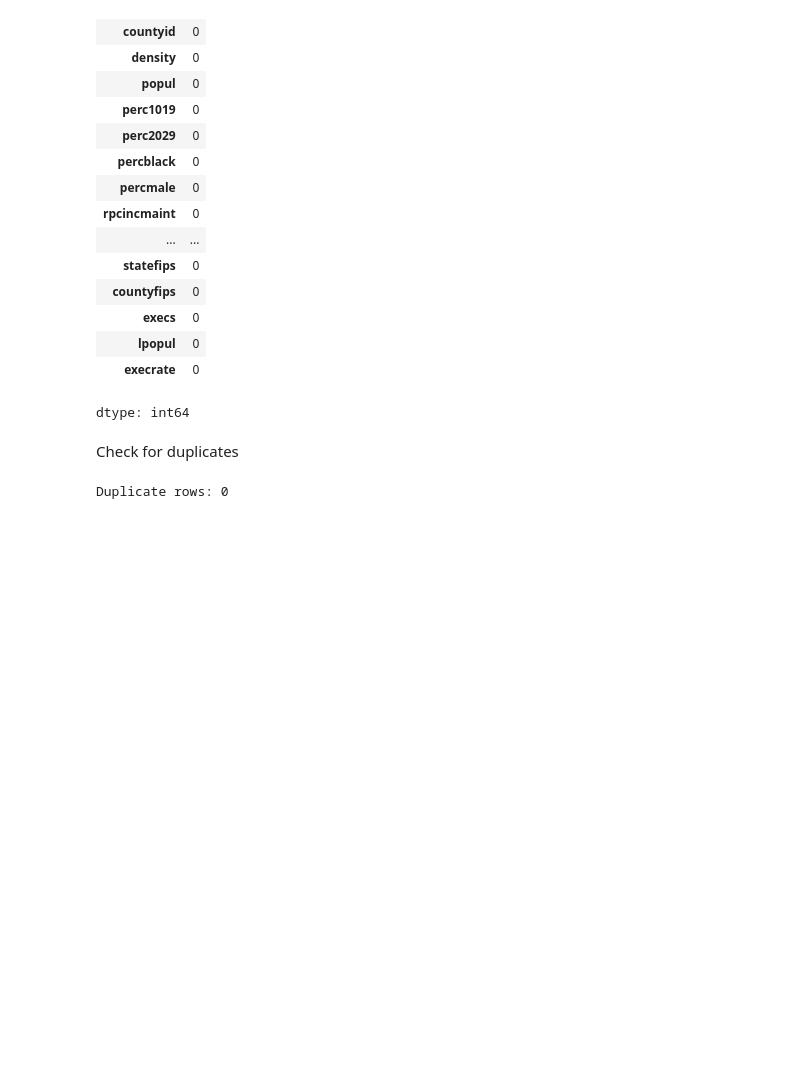
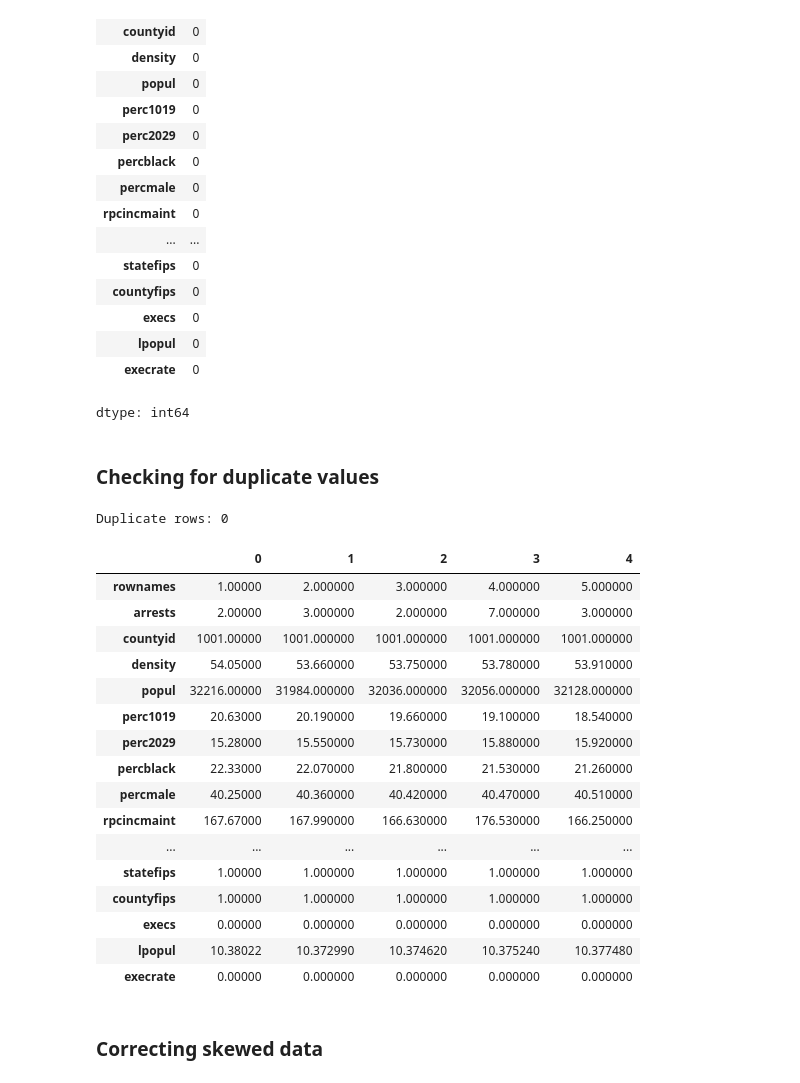
Before and after one commit to taroshima/22bds0246_EDA, a Jupyter notebook: 22BDS0246.ipynb, the cells around one changed output. Cells and saved outputs as stored; diff of their text form; code cells hidden in the pictures; blank space fills up the shorter version.

```diff
--- a/22BDS0246.ipynb
+++ b/22BDS0246.ipynb
@@ -197,8 +202,8 @@ df.isna().sum()
 | lpopul | 0 |
 | execrate | 0 |
 dtype: int64
-# %% [markdown]
-Check for duplicates
+# %% [markdown]
+### Checking for duplicate values
 # %%
 dup_count = df.duplicated().sum()
 print(f"Duplicate rows: {dup_count}")
@@ -206,3 +211,25 @@ print(f"Duplicate rows: {dup_count}")
 df = df.drop_duplicates()
 # %% [output]
 Duplicate rows: 0
+# %%
+df.head().T
+# %% [output]
+|  | 0 | 1 | 2 | 3 | 4 |
+| rownames | 1.00000 | 2.000000 | 3.000000 | 4.000000 | 5.000000 |
+| arrests | 2.00000 | 3.000000 | 2.000000 | 7.000000 | 3.000000 |
+| countyid | 1001.00000 | 1001.000000 | 1001.000000 | 1001.000000 | 1001.000000 |
+| density | 54.05000 | 53.660000 | 53.750000 | 53.780000 | 53.910000 |
+| popul | 32216.00000 | 31984.000000 | 32036.000000 | 32056.000000 | 32128.000000 |
+| perc1019 | 20.63000 | 20.190000 | 19.660000 | 19.100000 | 18.540000 |
+| perc2029 | 15.28000 | 15.550000 | 15.730000 | 15.880000 | 15.920000 |
+| percblack | 22.33000 | 22.070000 | 21.800000 | 21.530000 | 21.260000 |
+| percmale | 40.25000 | 40.360000 | 40.420000 | 40.470000 | 40.510000 |
+| rpcincmaint | 167.67000 | 167.990000 | 166.630000 | 176.530000 | 166.250000 |
+| ... | ... | ... | ... | ... | ... |
+| statefips | 1.00000 | 1.000000 | 1.000000 | 1.000000 | 1.000000 |
+| countyfips | 1.00000 | 1.000000 | 1.000000 | 1.000000 | 1.000000 |
+| execs | 0.00000 | 0.000000 | 0.000000 | 0.000000 | 0.000000 |
+| lpopul | 10.38022 | 10.372990 | 10.374620 | 10.375240 | 10.377480 |
+| execrate | 0.00000 | 0.000000 | 0.000000 | 0.000000 | 0.000000 |
+# %% [markdown]
+### Correcting skewed data
```
Also changed, not shown: parts of 14 cells of this notebook.
